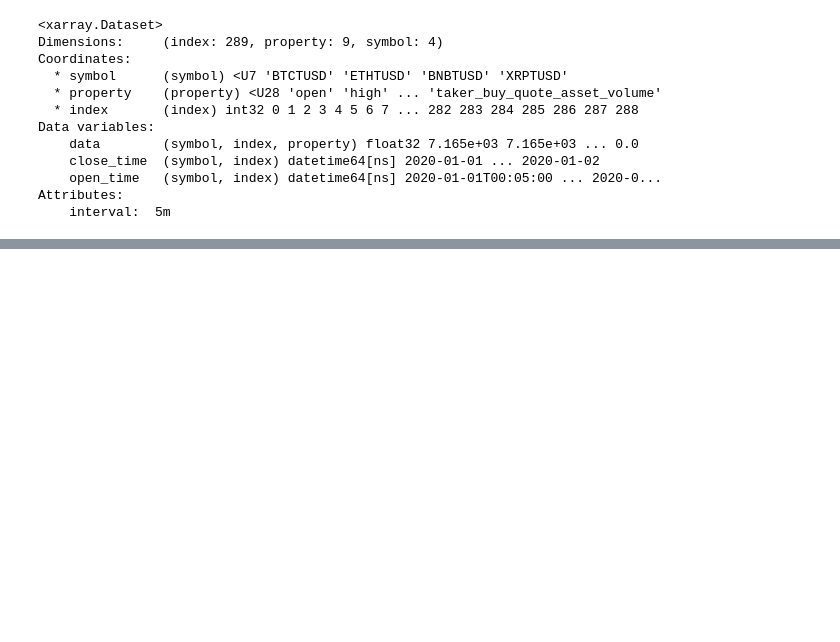
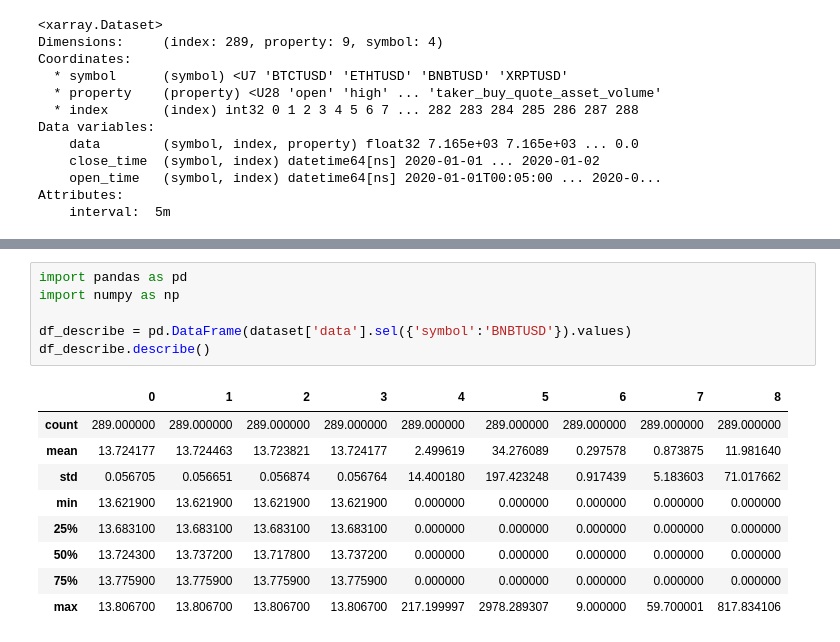
Before and after one commit to thomashirtz/portfolio-management, a Jupyter notebook: notebooks/jb.ipynb, the cells around one changed output, grey strips where cells are left out. Cells and saved outputs as stored; diff of their text form; blank space fills up the shorter version.

```diff
--- a/notebooks/jb.ipynb
+++ b/notebooks/jb.ipynb
@@ -83,0 +104,16 @@ Attributes:
+# %%
+import pandas as pd
+import numpy as np
+
+df_describe = pd.DataFrame(dataset['data'].sel({'symbol':'BNBTUSD'}).values)
+df_describe.describe()
+# %% [output]
+|  | 0 | 1 | 2 | 3 | 4 | 5 | 6 | 7 | 8 |
+| count | 289.000000 | 289.000000 | 289.000000 | 289.000000 | 289.000000 | 289.000000 | 289.000000 | 289.000000 | 289.000000 |
+| mean | 13.724177 | 13.724463 | 13.723821 | 13.724177 | 2.499619 | 34.276089 | 0.297578 | 0.873875 | 11.981640 |
+| std | 0.056705 | 0.056651 | 0.056874 | 0.056764 | 14.400180 | 197.423248 | 0.917439 | 5.183603 | 71.017662 |
+| min | 13.621900 | 13.621900 | 13.621900 | 13.621900 | 0.000000 | 0.000000 | 0.000000 | 0.000000 | 0.000000 |
+| 25% | 13.683100 | 13.683100 | 13.683100 | 13.683100 | 0.000000 | 0.000000 | 0.000000 | 0.000000 | 0.000000 |
+| 50% | 13.724300 | 13.737200 | 13.717800 | 13.737200 | 0.000000 | 0.000000 | 0.000000 | 0.000000 | 0.000000 |
+| 75% | 13.775900 | 13.775900 | 13.775900 | 13.775900 | 0.000000 | 0.000000 | 0.000000 | 0.000000 | 0.000000 |
+| max | 13.806700 | 13.806700 | 13.806700 | 13.806700 | 217.199997 | 2978.289307 | 9.000000 | 59.700001 | 817.834106 |
```
Also changed, not shown: parts of 3 cells of this notebook, 6 other files.
